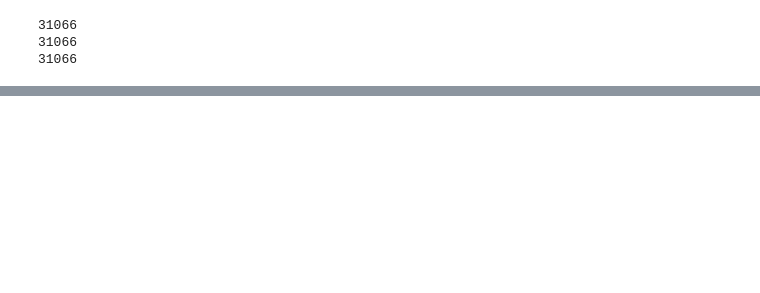
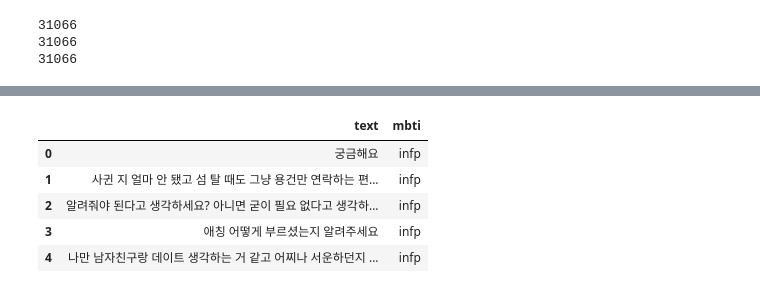
Before and after one commit to jooniorp/Programmers_proj, a Jupyter notebook: data_set/qna_data/qna_data_cleanning.ipynb, the cells around one changed output, grey strips where cells are left out. Saved outputs shown, nothing was run; the diff lists cells and outputs as text; code cells hidden in the pictures; blank space fills up the shorter version.

```diff
--- a/data_set/qna_data/qna_data_cleanning.ipynb
+++ b/data_set/qna_data/qna_data_cleanning.ipynb
@@ -209,0 +240,9 @@ multi_qna_df_4.to_csv('multiple_qna_cleaned_4.csv')
+# %%
+multi_text_df_1.head()
+# %% [output]
+|  | text | mbti |
+| 0 | 궁금해요 | infp |
+| 1 | 사귄 지 얼마 안 됐고 섬 탈 때도 그냥 용건만 연락하는 편... | infp |
+| 2 | 알려줘야 된다고 생각하세요? 아니면 굳이 필요 없다고 생각하... | infp |
+| 3 | 애칭 어떻게 부르셨는지 알려주세요 | infp |
+| 4 | 나만 남자친구랑 데이트 생각하는 거 같고 어찌나 서운하던지 ... | infp |
```
Also changed, not shown: parts of 4 cells of this notebook, 4 other files.
